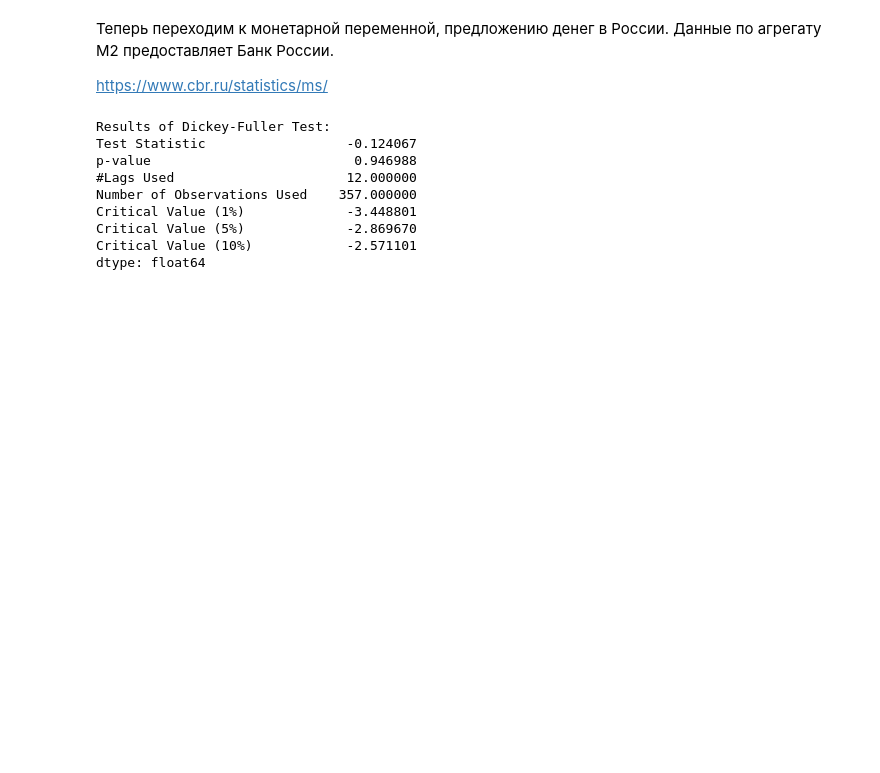
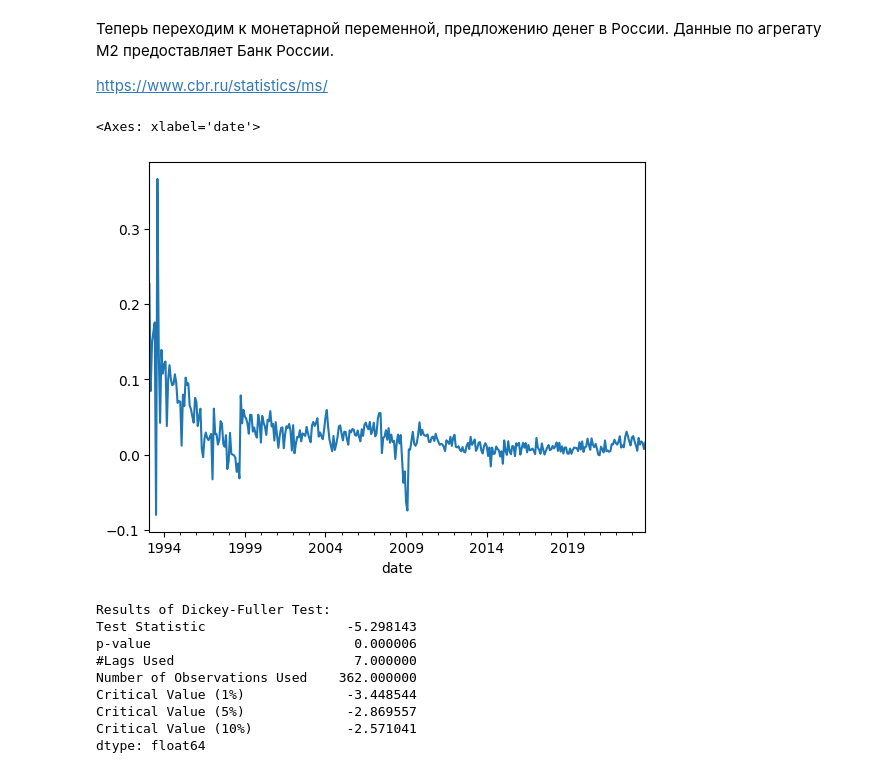
Before and after one commit to bborisggg/hw_econometrics, a Jupyter notebook: hw_econometrics.ipynb, the cells around one changed output. Cells and saved outputs as stored; diff of their text form; code cells hidden in the pictures; blank space fills up the shorter version.

```diff
--- a/hw_econometrics.ipynb
+++ b/hw_econometrics.ipynb
@@ -155,15 +155,25 @@ ms.index = pd.PeriodIndex(ms.index, freq='M')
 for_export = ms.copy()
 for_export.index = for_export.index.strftime('%Y:%m')
 for_export.to_excel('ms_unadjusted.xlsx')
+# %%
+prev_index = ms.index
+ms = pd.read_excel('hw_econometrics/data/ms_adjusted.xlsx')
+ms.index = prev_index
+ms = ms['adjusted']
+ms = (np.log(ms)-np.log(ms.shift(1))).iloc[1:]
+ms.plot()
+# %% [output]
+<Axes: xlabel='date'>
+[figure, added]
 # %%
-adf_test(ms.diff().iloc[1:], maxlag=12, regression='c', autolag='BIC')
+adf_test(ms, maxlag=12, regression='c', autolag='BIC')
 # %% [output]
 Results of Dickey-Fuller Test:
-Test Statistic                  -0.124067
-p-value                          0.946988
-#Lags Used                      12.000000
-Number of Observations Used    357.000000
-Critical Value (1%)             -3.448801
-Critical Value (5%)             -2.869670
-Critical Value (10%)            -2.571101
+Test Statistic                  -5.298143
+p-value                          0.000006
+#Lags Used                       7.000000
+Number of Observations Used    362.000000
+Critical Value (1%)             -3.448544
+Critical Value (5%)             -2.869557
+Critical Value (10%)            -2.571041
 dtype: float64
```
Also changed, not shown: parts of 17 cells of this notebook.
